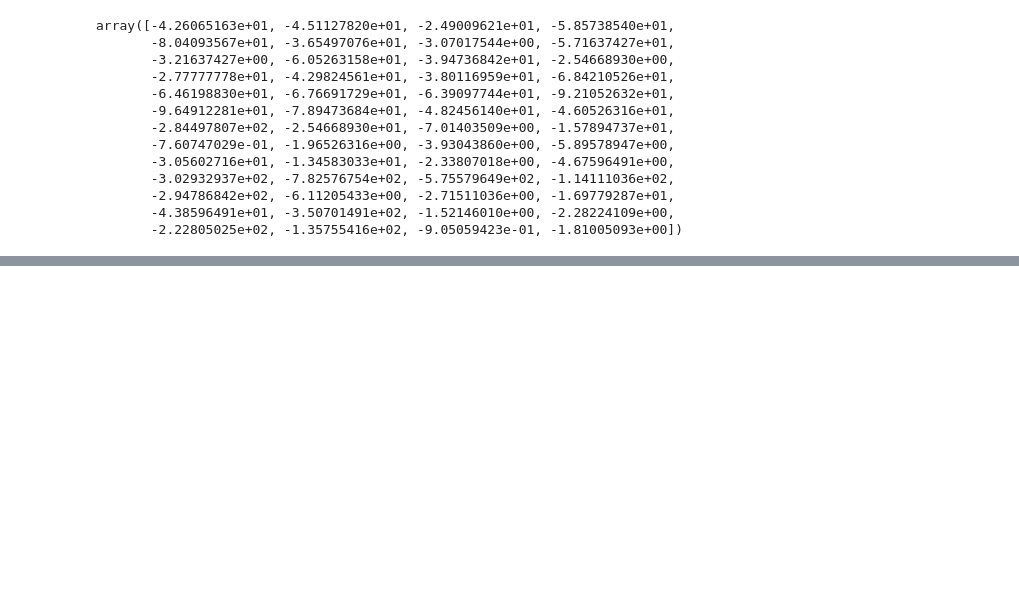
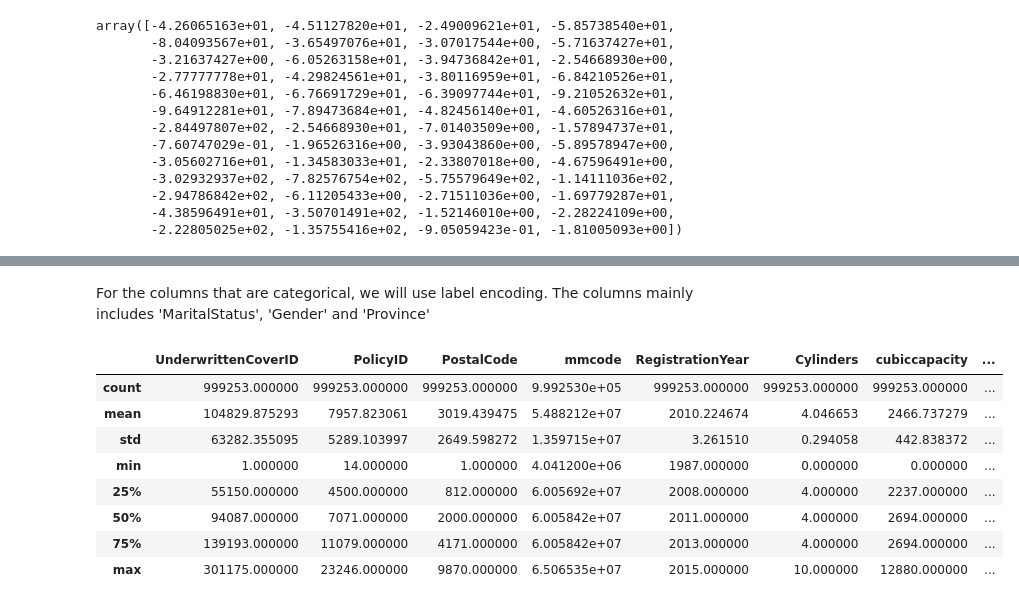
Before and after one commit to mussewold/insurance-data-analysis, a Jupyter notebook: notebooks/eda.ipynb, the cells around one changed output, grey strips where cells are left out. Saved outputs shown, nothing was run; the diff lists cells and outputs as text; code cells hidden in the pictures; blank space fills up the shorter version.

```diff
--- a/notebooks/eda.ipynb
+++ b/notebooks/eda.ipynb
@@ -239,0 +258,14 @@ df.describe()
+# %% [markdown]
+For the columns that are categorical, we will use label encoding. The columns mainly includes 'MaritalStatus', 'Gender' and 'Province'
+# %%
+df.describe()
+# %% [output]
+|  | UnderwrittenCoverID | PolicyID | PostalCode | mmcode | RegistrationYear | Cylinders | cubiccapacity | ... |
+| count | 999253.000000 | 999253.000000 | 999253.000000 | 9.992530e+05 | 999253.000000 | 999253.000000 | 999253.000000 | ... |
+| mean | 104829.875293 | 7957.823061 | 3019.439475 | 5.488212e+07 | 2010.224674 | 4.046653 | 2466.737279 | ... |
+| std | 63282.355095 | 5289.103997 | 2649.598272 | 1.359715e+07 | 3.261510 | 0.294058 | 442.838372 | ... |
+| min | 1.000000 | 14.000000 | 1.000000 | 4.041200e+06 | 1987.000000 | 0.000000 | 0.000000 | ... |
+| 25% | 55150.000000 | 4500.000000 | 812.000000 | 6.005692e+07 | 2008.000000 | 4.000000 | 2237.000000 | ... |
+| 50% | 94087.000000 | 7071.000000 | 2000.000000 | 6.005842e+07 | 2011.000000 | 4.000000 | 2694.000000 | ... |
+| 75% | 139193.000000 | 11079.000000 | 4171.000000 | 6.005842e+07 | 2013.000000 | 4.000000 | 2694.000000 | ... |
+| max | 301175.000000 | 23246.000000 | 9870.000000 | 6.506535e+07 | 2015.000000 | 10.000000 | 12880.000000 | ... |
```
Also changed, not shown: parts of 9 cells of this notebook, 1 other file.
